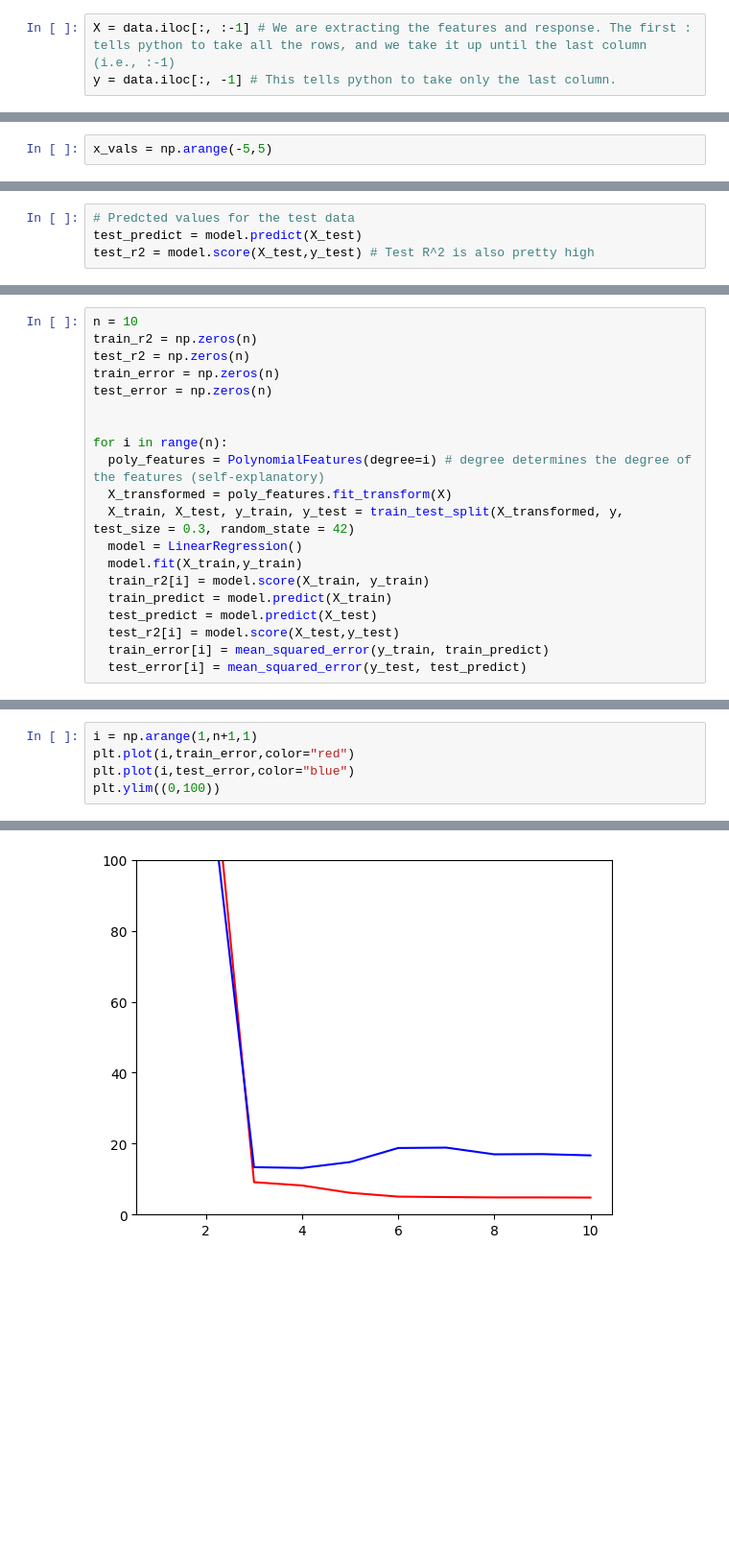
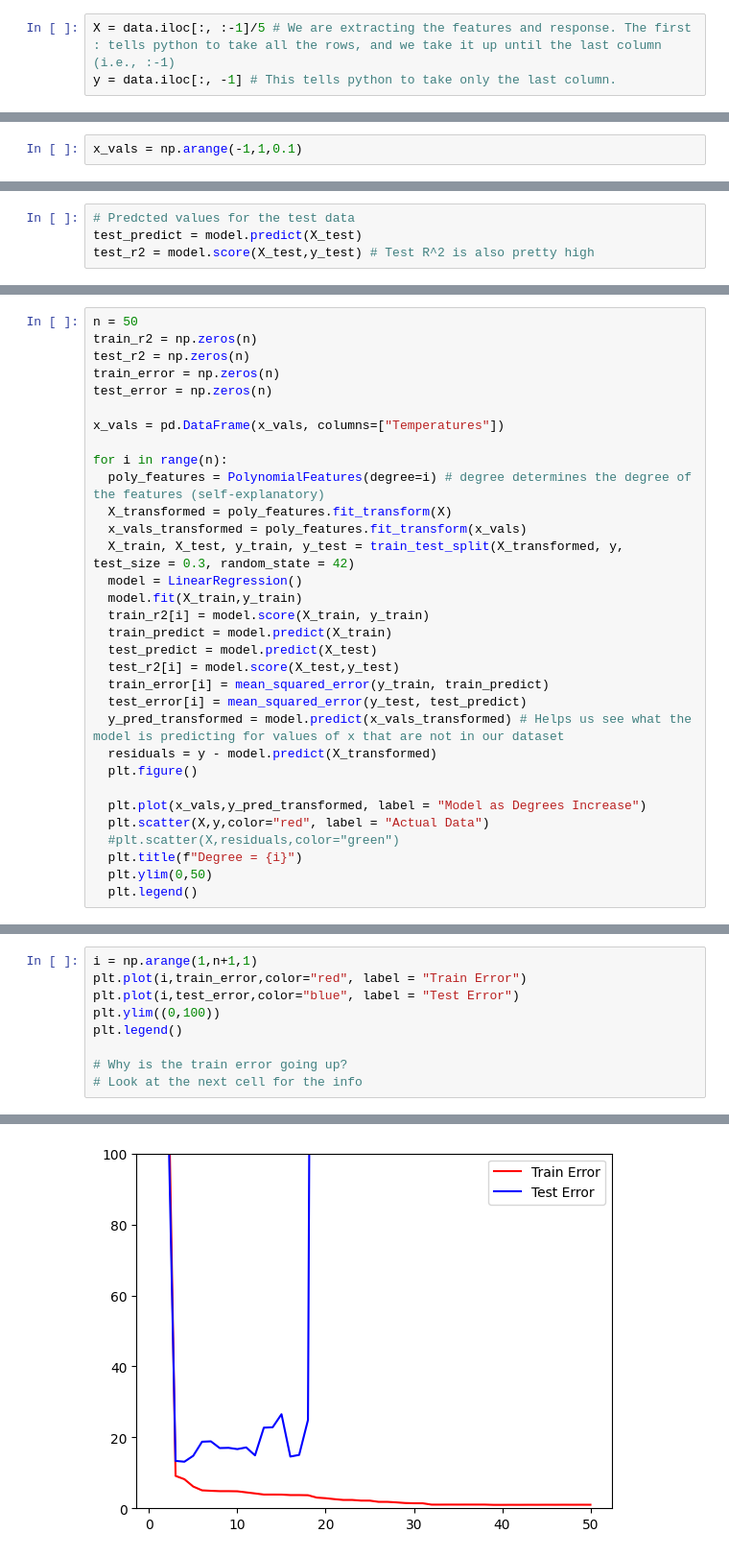
Before and after one commit to vishnuiyer23ug-stack/computational-statistics-course-4, a Jupyter notebook: Class_06_polynomial_regression_bias_variance_tradeoff.ipynb, the cells around one changed output, grey strips where cells are left out. Shown at 96% size. Drawn from its saved outputs; the diff is of its cells as text; blank space fills up the shorter version.

```diff
--- a/Class_06_polynomial_regression_bias_variance_tradeoff.ipynb
+++ b/Class_06_polynomial_regression_bias_variance_tradeoff.ipynb
@@ -95,7 +96,7 @@ data.describe() # Gives basic statistics about the columns of the dataframe
 | 75% | 2.784836 | 25.142082 |
 | max | 4.899032 | 41.842986 |
 # %%
-X = data.iloc[:, :-1] # We are extracting the features and response. The first : tells python to take all the rows, and we take it up until the last column (i.e., :-1)
+X = data.iloc[:, :-1]/5 # We are extracting the features and response. The first : tells python to take all the rows, and we take it up until the last column (i.e., :-1)
 y = data.iloc[:, -1] # This tells python to take only the last column.
 # %%
 # Fitting the data to a linear model
@@ -123,5 +124,5 @@ model.coef_, model.intercept_
 # %%
-x_vals = np.arange(-5,5)
+x_vals = np.arange(-1,1,0.1)
 # %%
 y_vals = model.coef_*x_vals + model.intercept_
 # %%
@@ -199,14 +201,16 @@ print(test_r2)
 # %%
-n = 10
+n = 50
 train_r2 = np.zeros(n)
 test_r2 = np.zeros(n)
 train_error = np.zeros(n)
 test_error = np.zeros(n)
 
+x_vals = pd.DataFrame(x_vals, columns=["Temperatures"])
 
 for i in range(n):
   poly_features = PolynomialFeatures(degree=i) # degree determines the degree of the features (self-explanatory)
   X_transformed = poly_features.fit_transform(X)
+  x_vals_transformed = poly_features.fit_transform(x_vals)
   X_train, X_test, y_train, y_test = train_test_split(X_transformed, y, test_size = 0.3, random_state = 42)
   model = LinearRegression()
   model.fit(X_train,y_train)
@@ -216,3 +220,13 @@ for i in range(n):
   test_r2[i] = model.score(X_test,y_test)
   train_error[i] = mean_squared_error(y_train, train_predict)
   test_error[i] = mean_squared_error(y_test, test_predict)
+  y_pred_transformed = model.predict(x_vals_transformed) # Helps us see what the model is predicting for values of x that are not in our dataset
+  residuals = y - model.predict(X_transformed)
+  plt.figure()
+
+  plt.plot(x_vals,y_pred_transformed, label = "Model as Degrees Increase")
+  plt.scatter(X,y,color="red", label = "Actual Data")
+  #plt.scatter(X,residuals,color="green")
+  plt.title(f"Degree = {i}")
+  plt.ylim(0,50)
+  plt.legend()
@@ -219,6 +247,10 @@ for i in range(n):
 # %%
 i = np.arange(1,n+1,1)
-plt.plot(i,train_error,color="red")
-plt.plot(i,test_error,color="blue")
+plt.plot(i,train_error,color="red", label = "Train Error")
+plt.plot(i,test_error,color="blue", label = "Test Error")
 plt.ylim((0,100))
+plt.legend()
+
+# Why is the train error going up?
+# Look at the next cell for the info
 # %% [output]
@@ -226 +258 @@ plt.ylim((0,100))
-[figure, old version]
+[figure, new version]
```
Also changed, not shown: parts of 18 cells of this notebook.
